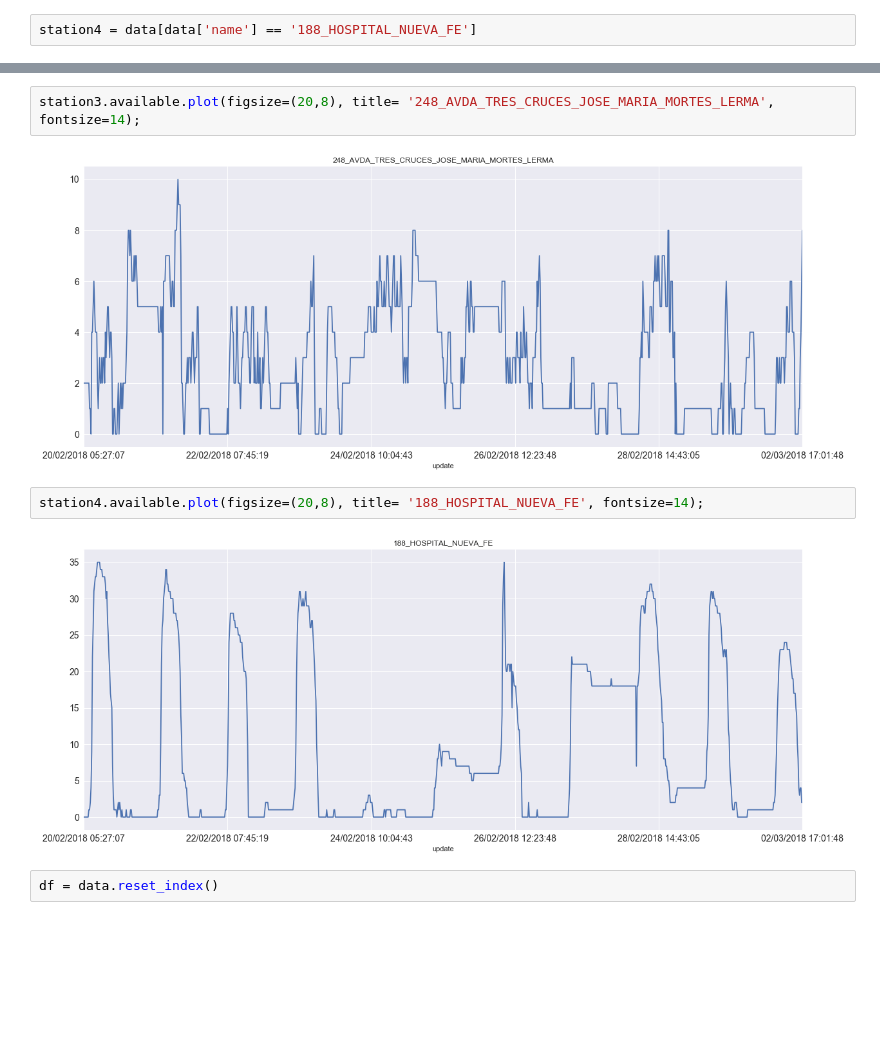
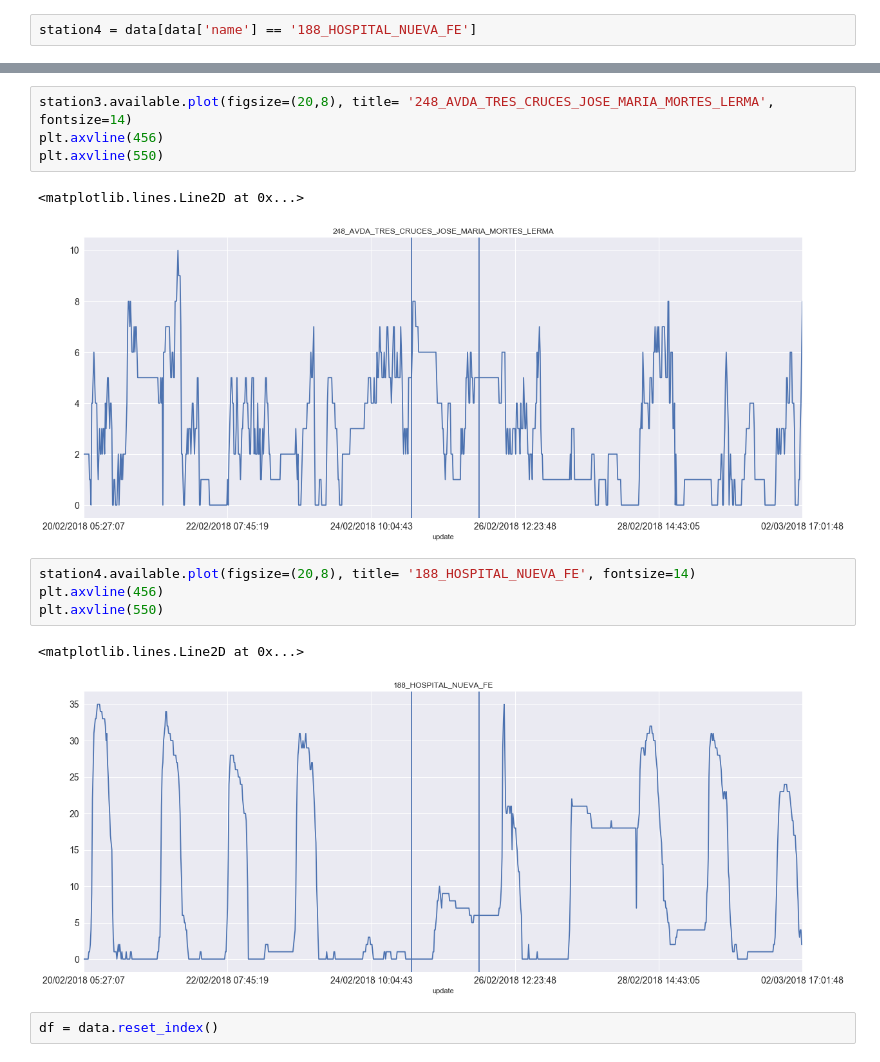
Before and after one commit to nmolivo/valencia-data-projects, a Jupyter notebook: valenbisi/vb_analysis/01_eda.ipynb, the cells around one changed output, grey strips where cells are left out. Drawn from its saved outputs; the diff is of its cells as text; blank space fills up the shorter version.

```diff
--- a/valenbisi/vb_analysis/01_eda.ipynb
+++ b/valenbisi/vb_analysis/01_eda.ipynb
@@ -142,10 +200,16 @@ station2.available.plot(figsize=(20,8), title= '161_MEDITERRANEO', fontsize=14);
 # %%
-station3.available.plot(figsize=(20,8), title= '248_AVDA_TRES_CRUCES_JOSE_MARIA_MORTES_LERMA', fontsize=14);
+station3.available.plot(figsize=(20,8), title= '248_AVDA_TRES_CRUCES_JOSE_MARIA_MORTES_LERMA', fontsize=14)
+plt.axvline(456)
+plt.axvline(550)
 # %% [output]
+<matplotlib.lines.Line2D at 0x...>
-[figure, old version]
+[figure, new version]
 # %%
-station4.available.plot(figsize=(20,8), title= '188_HOSPITAL_NUEVA_FE', fontsize=14);
+station4.available.plot(figsize=(20,8), title= '188_HOSPITAL_NUEVA_FE', fontsize=14)
+plt.axvline(456)
+plt.axvline(550)
 # %% [output]
+<matplotlib.lines.Line2D at 0x...>
-[figure, old version]
+[figure, new version]
 # %%
 df = data.reset_index()
```
Also changed, not shown: parts of 14 cells of this notebook, 3 other files.
